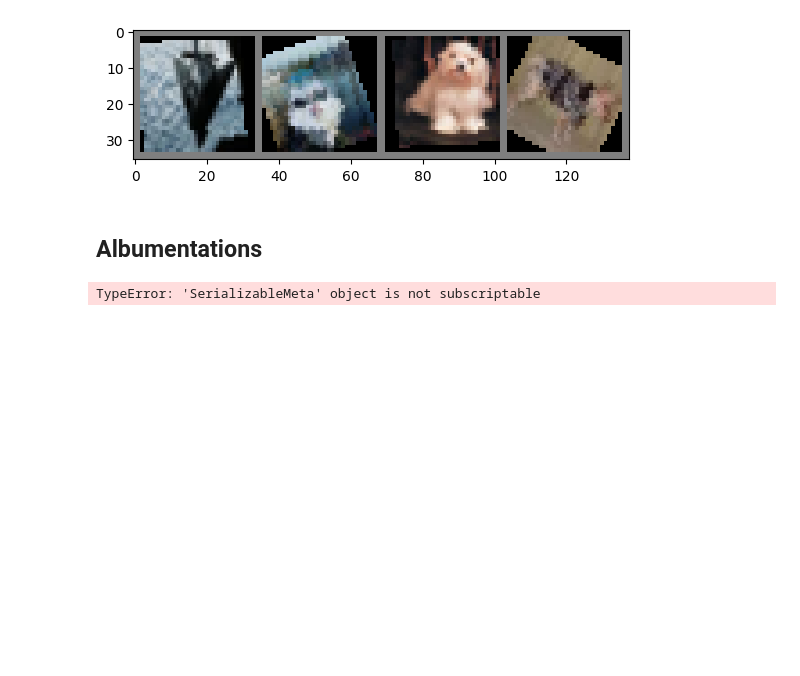
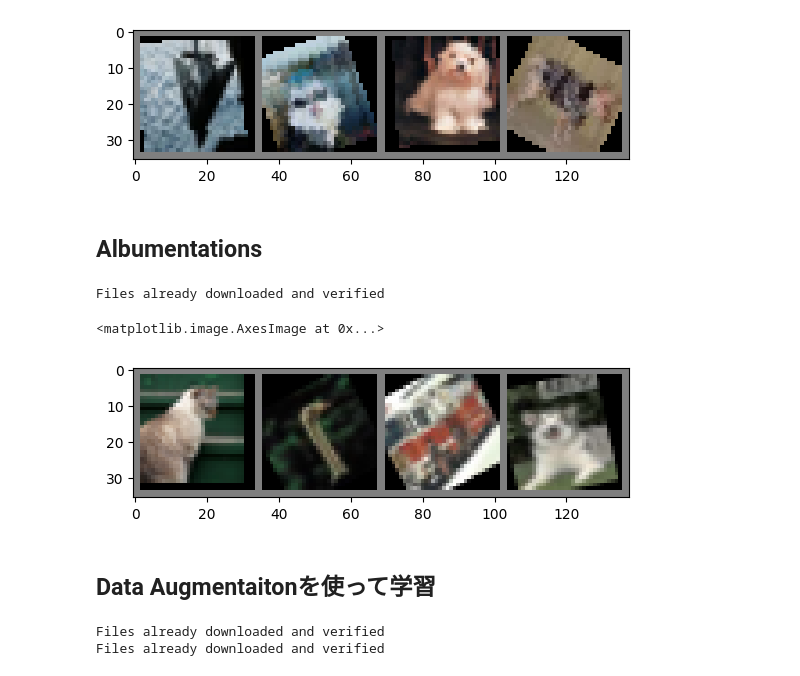
Before and after one commit to yunozon/deeplearing-study-kame, a Jupyter notebook: work/part10_data_aug.ipynb, the cells around one changed output. Saved outputs shown, nothing was run; the diff lists cells and outputs as text; code cells hidden in the pictures; blank space fills up the shorter version.

```diff
--- a/work/part10_data_aug.ipynb
+++ b/work/part10_data_aug.ipynb
@@ -53,13 +64,63 @@ import albumentations as A
 from albumentations.pytorch import ToTensorV2
 import cv2
 # %%
-A.Compose[(
+transform = A.Compose([
     A.HorizontalFlip(p=0.5),
     A.PadIfNeeded(min_height=40, min_width=40, border_mode=cv2.BORDER_CONSTANT), # 指定したサイズになるようpadding追加
     A.RandomCrop(height=32, width=32),
     A.Rotate(limit=30, border_mode=cv2.BORDER_CONSTANT),
-    ToTensorV2()
-    A.
-)]
+    A.Normalize((0.5, 0.5, 0.5), (0.5, 0.5, 0.5)),
+    ToTensorV2(),
+])
-# %% [output]
-TypeError: 'SerializableMeta' object is not subscriptable
+# %%
+class AlbumentationsTransform:
+    def __init__(self, transform):
+        self.transform = transform
+
+    def __call__(self, image,target=None):
+        image = self.transform(image=np.array(image))['image']
+        if target is not None:
+            return image, target
+        else:
+            return image
+# %%
+transform = AlbumentationsTransform(transform)
+# %%
+# dataset
+train_dataset = CIFAR10(root='/cifar10_data', train=True, download=True, transform=transform)
+train_loader = DataLoader(train_dataset, batch_size=4, shuffle=True, num_workers=2)
+# %% [output]
+Files already downloaded and verified
+# %%
+X, y = next(iter(train_loader))
+X = make_grid(X).permute(1, 2, 0)
+X = X / 2 + 0.5
+plt.imshow(X)
+# %% [output]
+<matplotlib.image.AxesImage at 0x...>
+[figure, added]
+# %% [markdown]
+## Data Augmentaitonを使って学習
+# %%
+# transform
+
+train_transform = transforms.Compose([
+    transforms.RandomHorizontalFlip(),
+    transforms.RandomCrop(32, padding=4),
+    transforms.RandomRotation(30),
+    transforms.ToTensor(),
+    transforms.Normalize((0.5, 0.5, 0.5), (0.5, 0.5, 0.5))
+])
+
+val_transform = transforms.Compose([
+    transforms.ToTensor(),
+    transforms.Normalize((0.5, 0.5, 0.5), (0.5, 0.5, 0.5))
+])
+# dataset
+train_dataset = CIFAR10(root='/cifar10_data', train=True, download=True, transform=train_transform)
+val_dataset = CIFAR10(root='/cifar10_data', train=False, download=True, transform=val_transform)
+train_loader = DataLoader(train_dataset, batch_size=128, shuffle=True, num_workers=2)
+val_loader = DataLoader(val_dataset, batch_size=128, num_workers=2)
+# %% [output]
+Files already downloaded and verified
+Files already downloaded and verified
```
Also changed, not shown: parts of 2 cells of this notebook.
